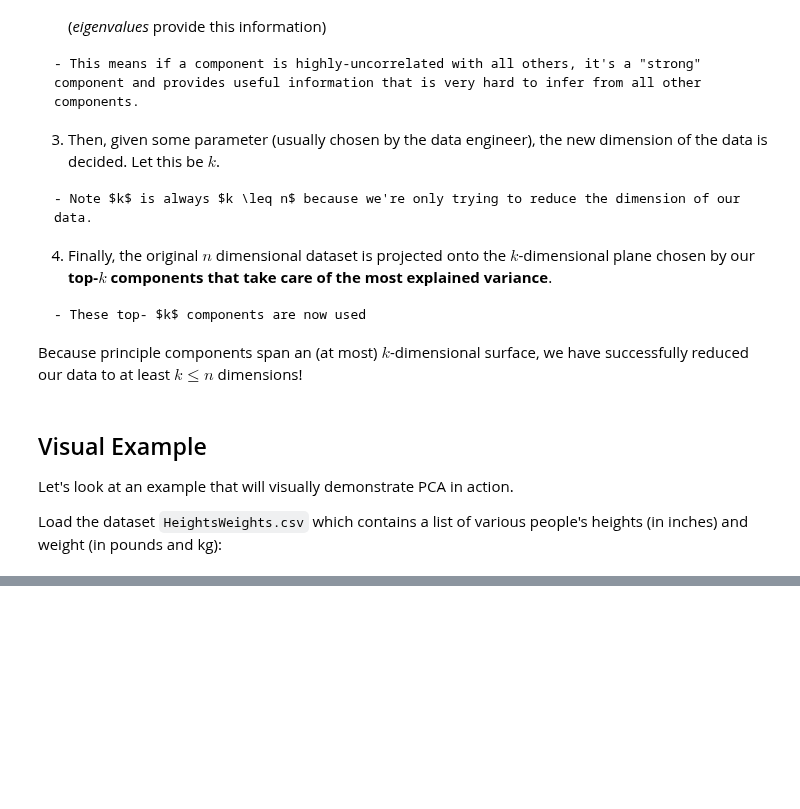
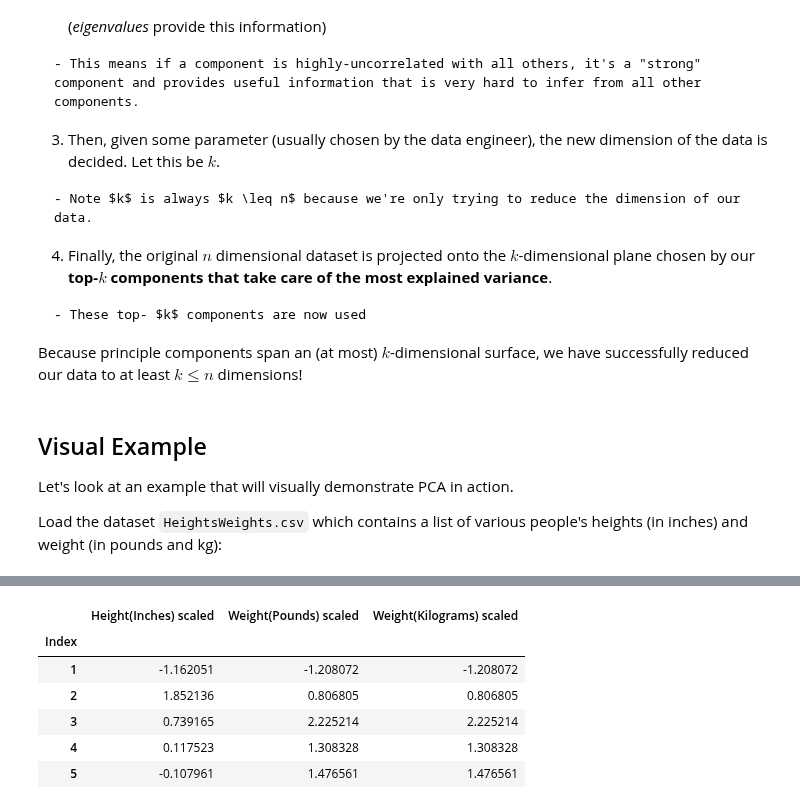
Before and after one commit to Mark-Barbaric/IBM_Machine_Learning_Certificate, a Jupyter notebook: Unsupervised_Machine_Learning/week4/dimensionality_reduction.ipynb, the cells around one changed output, grey strips where cells are left out. Saved outputs shown, nothing was run; the diff lists cells and outputs as text; code cells hidden in the pictures; blank space fills up the shorter version.

```diff
--- a/Unsupervised_Machine_Learning/week4/dimensionality_reduction.ipynb
+++ b/Unsupervised_Machine_Learning/week4/dimensionality_reduction.ipynb
@@ -183,0 +212,13 @@ NameError: name 'pd' is not defined
+# %%
+ss = StandardScaler()
+hwdf[:] = ss.fit_transform(hwdf)
+hwdf.columns = [f"{c} scaled" for c in hwdf.columns]
+hwdf.head()
+# %% [output]
+|  | Height(Inches) scaled | Weight(Pounds) scaled | Weight(Kilograms) scaled |
+| Index |  |  |  |
+| 1 | -1.162051 | -1.208072 | -1.208072 |
+| 2 | 1.852136 | 0.806805 | 0.806805 |
+| 3 | 0.739165 | 2.225214 | 2.225214 |
+| 4 | 0.117523 | 1.308328 | 1.308328 |
+| 5 | -0.107961 | 1.476561 | 1.476561 |
```
Also changed, not shown: parts of 9 cells of this notebook.
